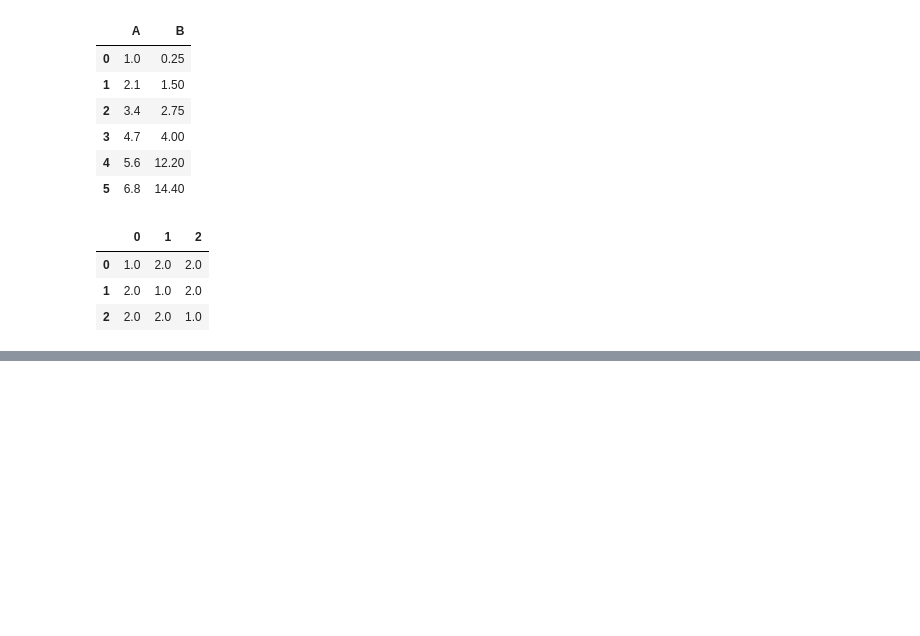
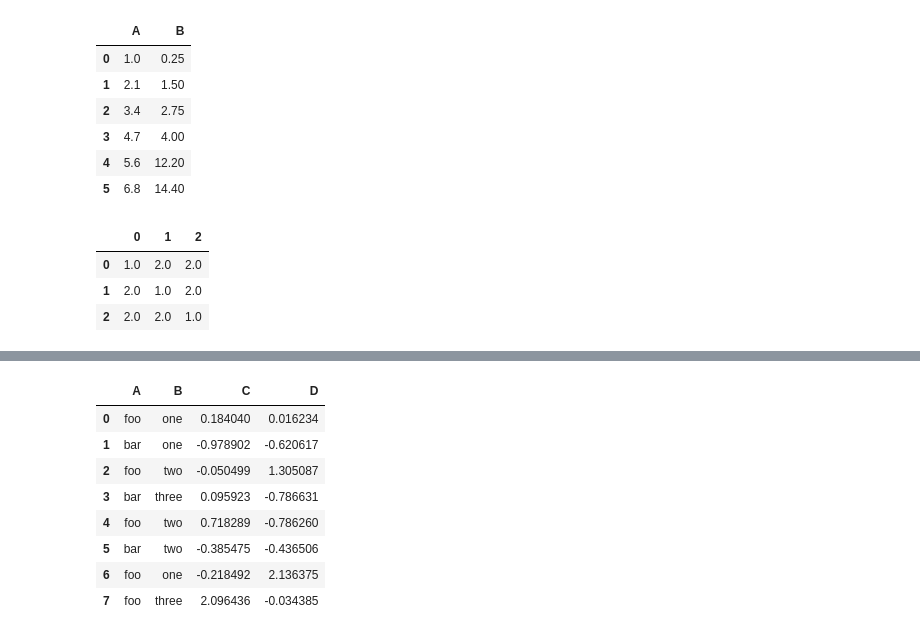
Before and after one commit to ubsingh9/Data-Structure-Numpy-Pandas, a Jupyter notebook: Pandas_basics.ipynb, the cells around one changed output, grey strips where cells are left out. Cells and saved outputs as stored; diff of their text form; code cells hidden in the pictures; blank space fills up the shorter version.

```diff
--- a/Pandas_basics.ipynb
+++ b/Pandas_basics.ipynb
@@ -1373,0 +1636,12 @@ df_filled
+# %%
+df
+# %% [output]
+|  | A | B | C | D |
+| 0 | foo | one | 0.184040 | 0.016234 |
+| 1 | bar | one | -0.978902 | -0.620617 |
+| 2 | foo | two | -0.050499 | 1.305087 |
+| 3 | bar | three | 0.095923 | -0.786631 |
+| 4 | foo | two | 0.718289 | -0.786260 |
+| 5 | bar | two | -0.385475 | -0.436506 |
+| 6 | foo | one | -0.218492 | 2.136375 |
+| 7 | foo | three | 2.096436 | -0.034385 |
```
Also changed, not shown: parts of 57 cells of this notebook.
